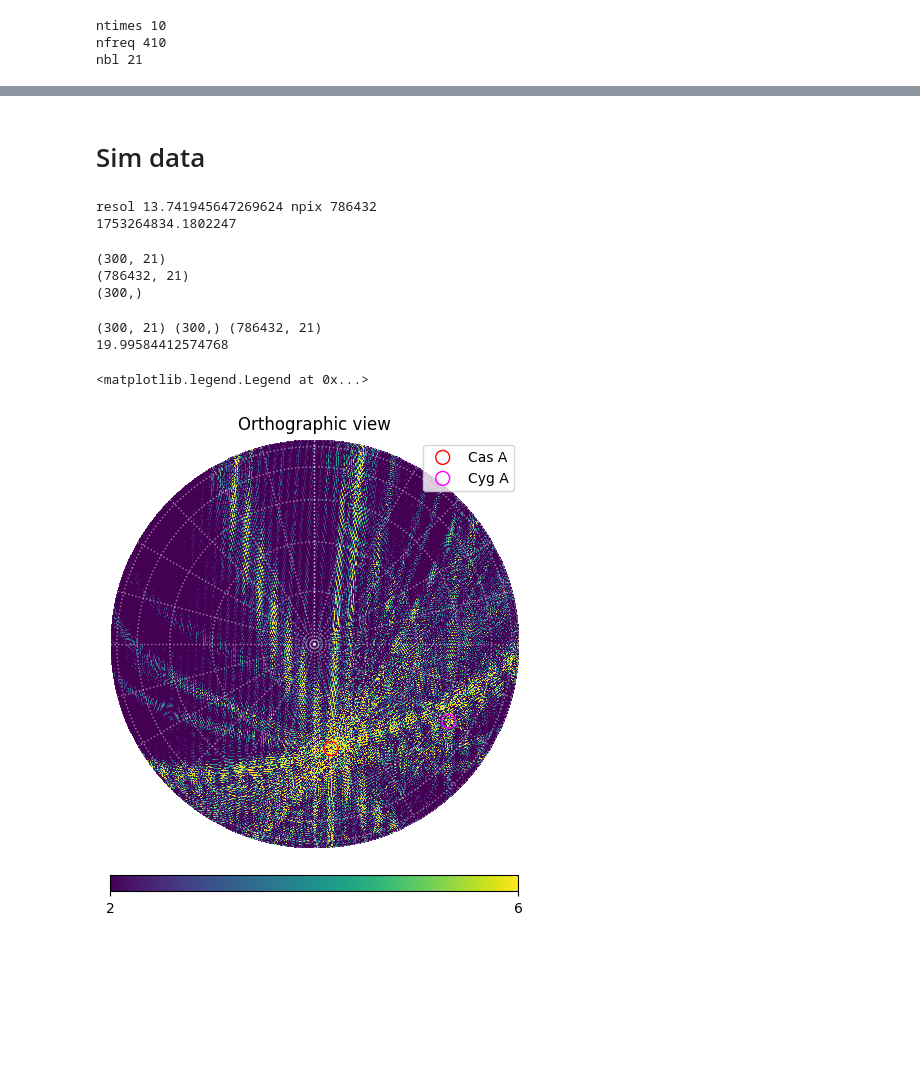
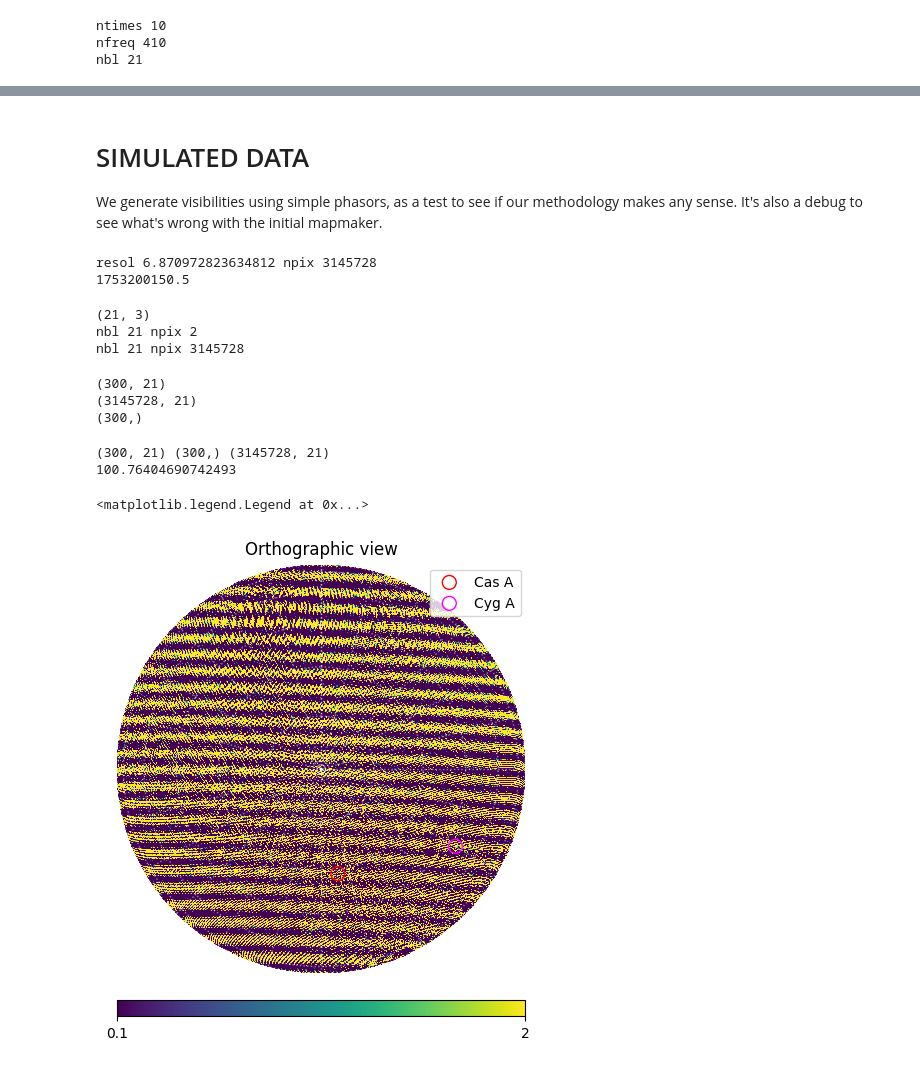
Before and after one commit to ALBATROS-Experiment/albatros_analysis, a Jupyter notebook: scripts/mapmaking/dirty_map_tutorial.ipynb, the cells around one changed output, grey strips where cells are left out. Saved outputs shown, nothing was run; the diff lists cells and outputs as text; code cells hidden in the pictures; blank space fills up the shorter version.

```diff
--- a/scripts/mapmaking/dirty_map_tutorial.ipynb
+++ b/scripts/mapmaking/dirty_map_tutorial.ipynb
@@ -22,7 +23,7 @@ importlib.reload(mutils)
 <module 'albatros_analysis.scripts.mapmaking.map_utils' from '/home/thomasb/albatros_analysis/scripts/mapmaking/map_utils.py'>
 # %%
 @nb.njit(parallel=True)
-def geo_delay(bls, az, alt):
+def geo_delay(bls, alt, az):
     npix = alt.shape[0]
     nbl = bls.shape[0] #each row is x, y, z
     print("nbl", nbl, "npix", npix)
@@ -257,29 +261,45 @@ plt.show()
 # %% [markdown]
-# Sim data
+# SIMULATED DATA
+
+We generate visibilities using simple phasors, as a test to see if our methodology makes any sense. It's also a debug to see what's wrong with the initial mapmaker.
 # %%
-NSIDE = 256
+NSIDE = 512
 NPIX=hp.nside2npix(NSIDE)
 print("resol", hp.nside2resol(NSIDE,arcmin=True), "npix", NPIX)
 co_dec,ra=hp.pix2ang(NSIDE,np.arange(NPIX))
 dec=np.pi/2-co_dec
 
+tstart = 1753200150
+fstart = 21e6
+t_idx = 0
+deltat = 1
+deltaf = 1000
+ant0=EarthLocation.from_geodetic(lat=coords[0][0], lon=coords[0][1], height=coords[0][2])
+
+
 obstime=Time(tstart+t_idx*deltat+deltat/2,format="unix",scale="utc")
 print(obstime)
 src = SkyCoord(ra=ra*u.rad, dec=dec*u.rad, frame='icrs')
-altaz =src.transform_to(AltAz(location=ant0,obstime=obstime))
+altaz = src.transform_to(AltAz(location=ant0,obstime=obstime))
 
 ras = ['23h23m27.94s', '19h 59m 28.3566s']
 decs = ['58d48m42.4s', "40° 44′ 02.096″"]
 src_vis = SkyCoord(ra=ras,dec=decs , frame='icrs')
 altaz_vis = src_vis.transform_to(AltAz(location=ant0,obstime=obstime))
 # %% [output]
-resol 13.741945647269624 npix 786432
-1753264834.1802247
+resol 6.870972823634812 npix 3145728
+1753200150.5
 # %%
+#baselines
+bl_enus_all = rfitools.get_all_bls(coords, np.arange(len(coords)), enu=True)
 # source delays
-delays_vis = mutils.geo_delay_from_enu(bl_enus_all, altaz_vis.az.value, altaz_vis.alt.value)
+delays_vis = geo_delay(bl_enus_all, altaz_vis.alt.value, altaz_vis.az.value)
 #pixel delays
-delays = mutils.geo_delay_from_enu(bl_enus_all, altaz.az.value, altaz.alt.value)
+delays = geo_delay(bl_enus_all, altaz.alt.value, altaz.az.value)
+# %% [output]
+(21, 3)
+nbl 21 npix 2
+nbl 21 npix 3145728
 # %%
 # simulated data
 freqs2 = np.arange(300) * deltaf + fstart #Hz
@@ -295,43 +315,43 @@ print(delaysT2.shape)
 print(good_freqs2.shape)
 # %% [output]
 (300, 21)
-(786432, 21)
+(3145728, 21)
 (300,)
 # %%
 t1=time.time()
-map2 = mutils.get_map(data2, good_freqs2, delaysT2, NPIX)
+map2 = get_map(data2, good_freqs2, delaysT2, NPIX)
 t2=time.time()
 print(t2-t1)
 # %% [output]
-(300, 21) (300,) (786432, 21)
-19.99584412574768
+(300, 21) (300,) (3145728, 21)
+100.76404690742493
 # %%
-hp.orthview(np.abs(map2),
-min=2,
-max=6,
+hp.orthview(map2,
+min=0.1,
+max=2,
 rot=(0,90),
 half_sky=True)
 hp.graticule(dpar=15,  dmer=15, color='white', alpha=0.5, ls=':')
 
 cas_a = SkyCoord('23h23m27.94s', '58d48m42.4s', frame='icrs')
 cyg_a = SkyCoord(ra='19h 59m 28.3566s', dec="40° 44′ 02.096″", frame='icrs') #Cyg A
 hp.projscatter(cas_a.ra.deg, cas_a.dec.deg, lonlat=True, coord='C',
                marker='o',       # Circle marker
                facecolors='none',# Hollow circle
                edgecolors='red', # Red outline
                s=100,            # Size of the circle
                lw=1,             # Line width
                label='Cas A')
 
 hp.projscatter(cyg_a.ra.deg, cyg_a.dec.deg, lonlat=True, coord='C',
                marker='o',       # Circle marker
                facecolors='none',# Hollow circle
                edgecolors='magenta', # Red outline
                s=100,            # Size of the circle
                lw=1,             # Line width
                label='Cyg A')
 
 plt.legend()
 # %% [output]
 <matplotlib.legend.Legend at 0x...>
-[figure, old version]
+[figure, new version]
```
Also changed, not shown: parts of 25 cells of this notebook, 32 other files.
